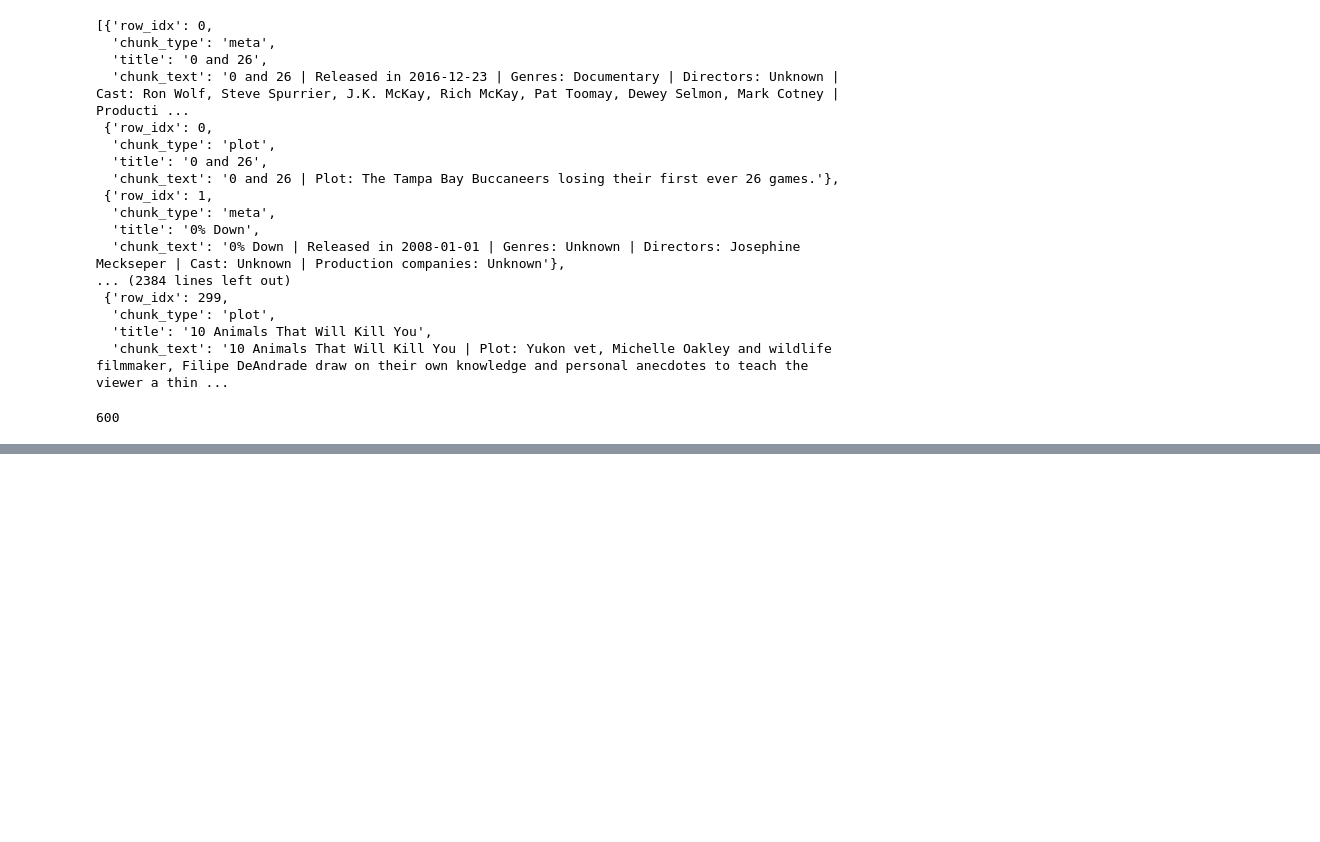
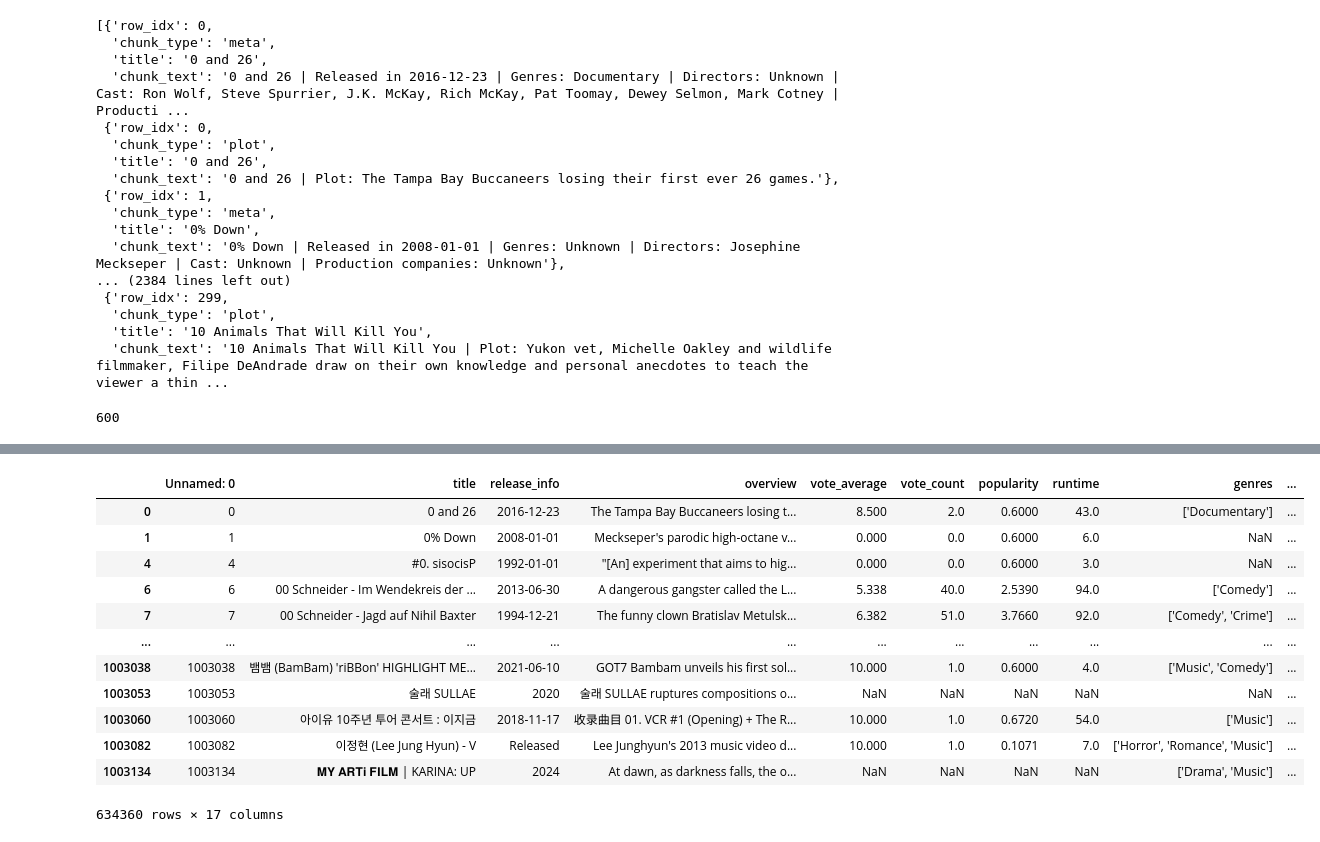
Before and after one commit to WorriedSeat/RAG, a Jupyter notebook: src/dataset/dataset_experiments.ipynb, the cells around one changed output, grey strips where cells are left out. Drawn from its saved outputs; the diff is of its cells as text; code cells hidden in the pictures; blank space fills up the shorter version.

```diff
--- a/src/dataset/dataset_experiments.ipynb
+++ b/src/dataset/dataset_experiments.ipynb
@@ -680,0 +767,16 @@ with h5py.File("../../data/prep/test_embeddings.npy", "r") as hf:
+# %%
+data
+# %% [output]
+|  | Unnamed: 0 | title | release_info | overview | vote_average | vote_count | popularity | runtime | genres | ... |
+| 0 | 0 | 0 and 26 | 2016-12-23 | The Tampa Bay Buccaneers losing t... | 8.500 | 2.0 | 0.6000 | 43.0 | ['Documentary'] | ... |
+| 1 | 1 | 0% Down | 2008-01-01 | Meckseper's parodic high-octane v... | 0.000 | 0.0 | 0.6000 | 6.0 | NaN | ... |
+| 4 | 4 | #0. sisocisP | 1992-01-01 | "[An] experiment that aims to hig... | 0.000 | 0.0 | 0.6000 | 3.0 | NaN | ... |
+| 6 | 6 | 00 Schneider - Im Wendekreis der ... | 2013-06-30 | A dangerous gangster called the L... | 5.338 | 40.0 | 2.5390 | 94.0 | ['Comedy'] | ... |
+| 7 | 7 | 00 Schneider - Jagd auf Nihil Baxter | 1994-12-21 | The funny clown Bratislav Metulsk... | 6.382 | 51.0 | 3.7660 | 92.0 | ['Comedy', 'Crime'] | ... |
+| ... | ... | ... | ... | ... | ... | ... | ... | ... | ... | ... |
+| 1003038 | 1003038 | 뱀뱀 (BamBam) 'riBBon' HIGHLIGHT ME... | 2021-06-10 | GOT7 Bambam unveils his first sol... | 10.000 | 1.0 | 0.6000 | 4.0 | ['Music', 'Comedy'] | ... |
+| 1003053 | 1003053 | 술래 SULLAE | 2020 | 술래 SULLAE ruptures compositions o... | NaN | NaN | NaN | NaN | NaN | ... |
+| 1003060 | 1003060 | 아이유 10주년 투어 콘서트 : 이지금 | 2018-11-17 | 收录曲目 01. VCR #1 (Opening) + The R... | 10.000 | 1.0 | 0.6720 | 54.0 | ['Music'] | ... |
+| 1003082 | 1003082 | 이정현 (Lee Jung Hyun) - V | Released | Lee Junghyun's 2013 music video d... | 10.000 | 1.0 | 0.1071 | 7.0 | ['Horror', 'Romance', 'Music'] | ... |
+| 1003134 | 1003134 | 𝐌𝐘 𝐀𝐑𝐓𝐢 𝐅𝐈𝐋𝐌 | KARINA: UP | 2024 | At dawn, as darkness falls, the o... | NaN | NaN | NaN | NaN | ['Drama', 'Music'] | ... |
+634360 rows × 17 columns
```
Also changed, not shown: parts of 13 cells of this notebook.
